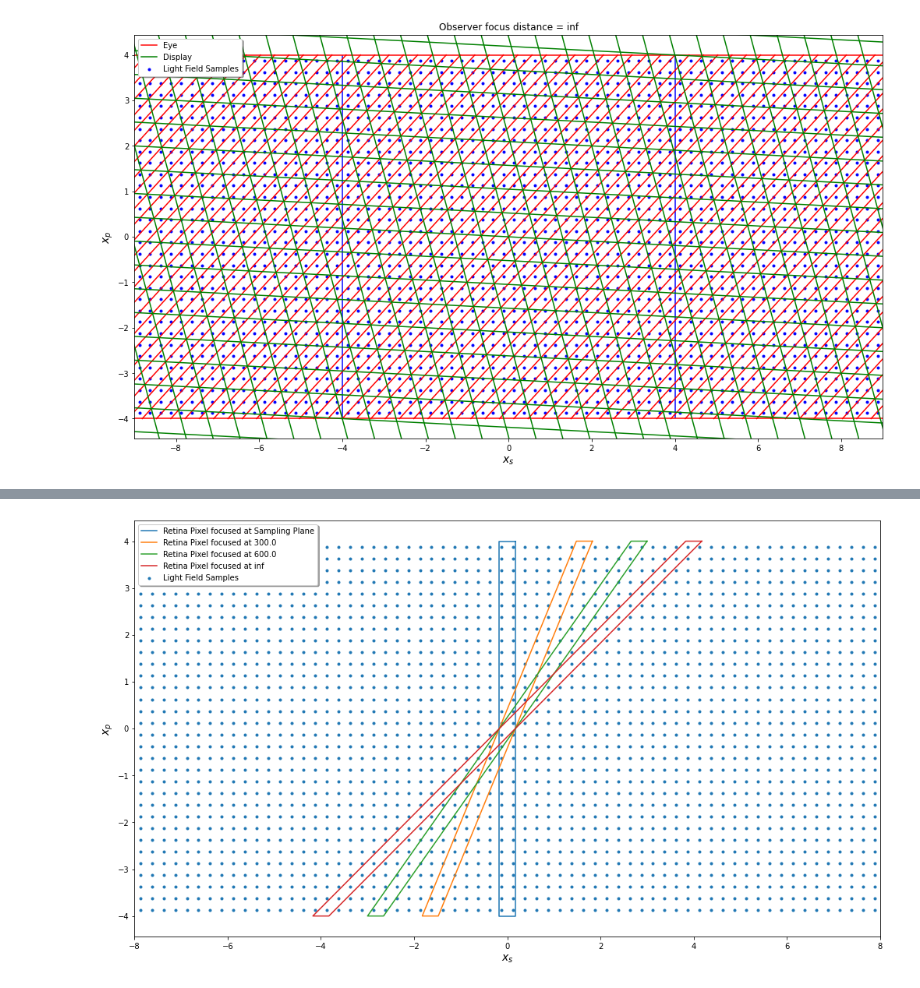
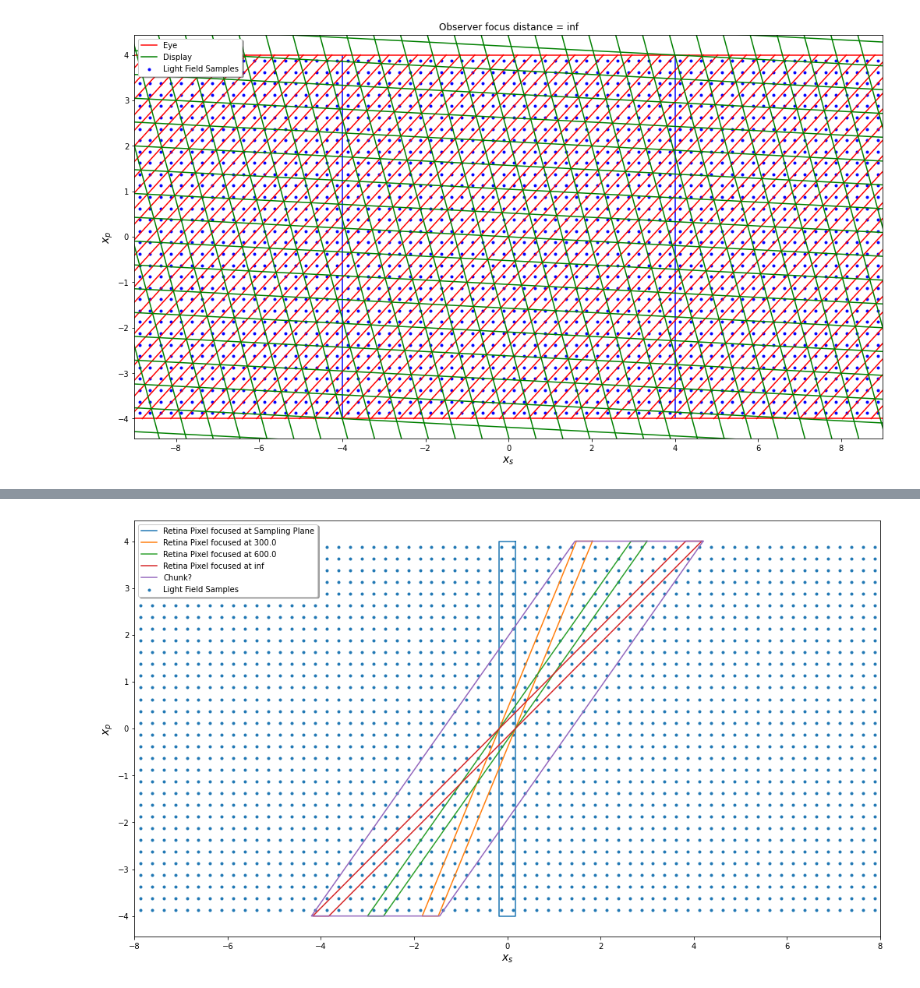
Before and after one commit to raolirom/light-field-prefiltering, a Jupyter notebook: display-sponza.ipynb, the cells around one changed output, grey strips where cells are left out. Saved outputs shown, nothing was run; the diff lists cells and outputs as text; code cells hidden in the pictures.

Commit message:
skewed chunk

```diff
--- a/display-sponza.ipynb
+++ b/display-sponza.ipynb
@@ -328,6 +328,7 @@ def plot_sampling_space(lattice_p, lattice_s, pitch_r, pitch_s, size_p, z_s, foc
     ax.plot(box_h * pitch_r * z_s, box_v * size_p, label='Retina Pixel focused at Sampling Plane')
     for z_f in focus_distances:
         ax.plot(rp_to_s(box_h * pitch_r, box_v * size_p, z_s, z_f), box_v * size_p, label='Retina Pixel focused at {}'.format(z_f))
+    ax.plot(rp_to_s(box_h * pitch_r * 8, box_v * size_p, z_s, 600.0), box_v * size_p, label='Chunk?')
 
     #ax.plot(x_r * z_v, x_p, label='Sample chunk')
 
@@ -343,4 +344,4 @@ Wall time: 31.9 ms
-[figure, old version]
+[figure, new version]
 # %%
 %%time
 print('Plotting eye elements, display elements and light field samples in eye space...')
```
Also changed, not shown: parts of 1 cell of this notebook.
